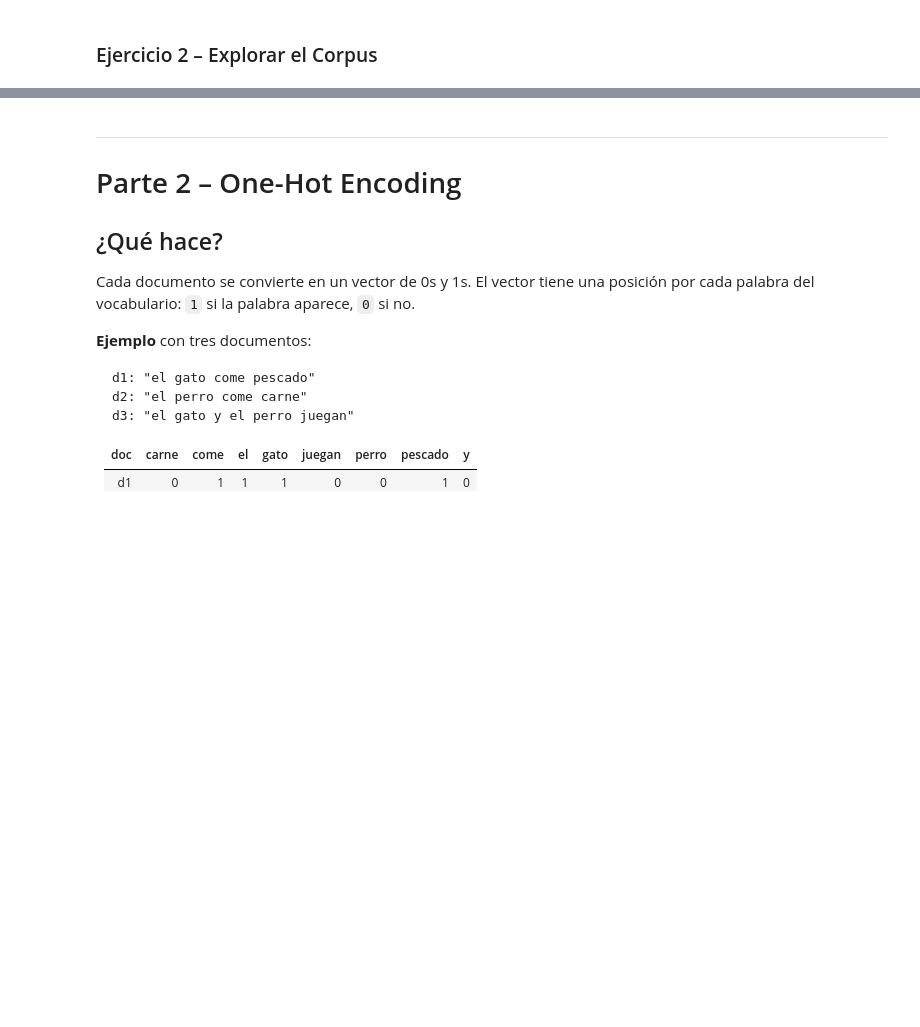
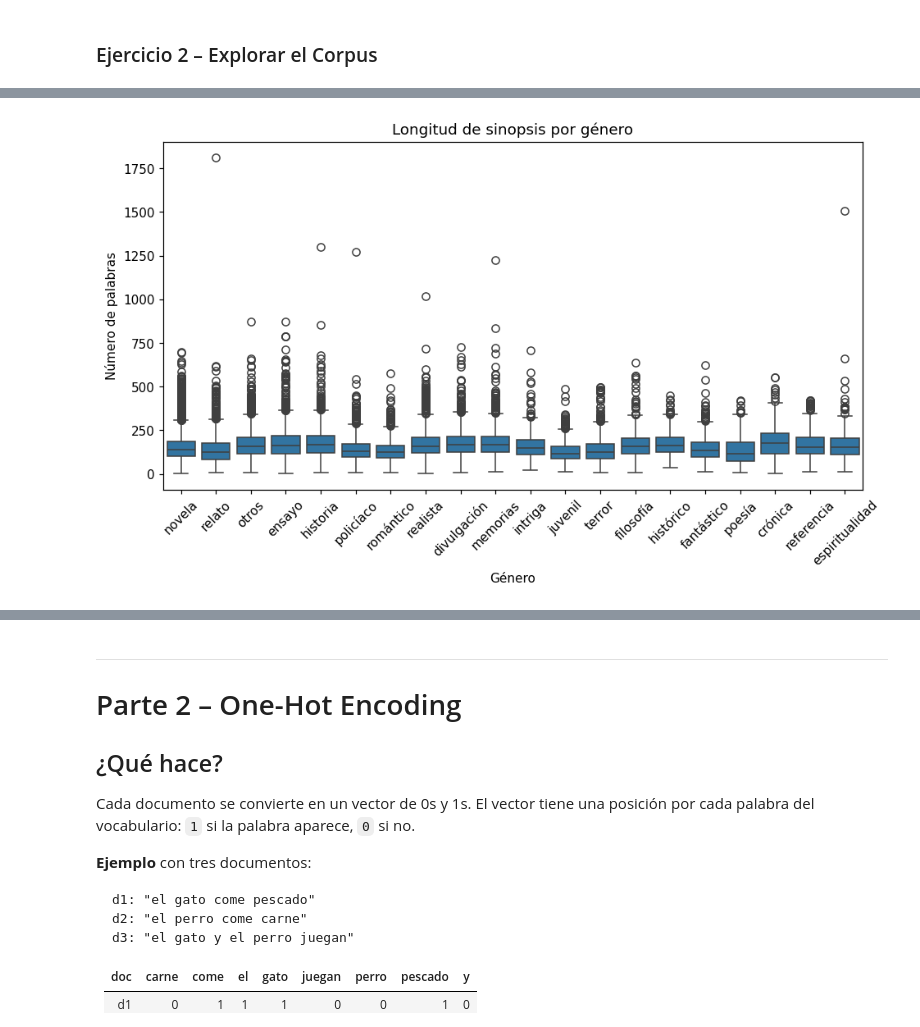
Before and after one commit to gcasado0/nlp-practica, a Jupyter notebook: practica_vectorizacion_frecuentista.ipynb, the cells around one changed output, grey strips where cells are left out. Cells and saved outputs as stored; diff of their text form; code cells hidden in the pictures; blank space fills up the shorter version.

```diff
--- a/practica_vectorizacion_frecuentista.ipynb
+++ b/practica_vectorizacion_frecuentista.ipynb
@@ -277,0 +295,17 @@ explorar_corpus(df)
+# %%
+# 2. Graficar la longitud de sinopsis por género (boxplot)
+# ordenar por cantidad de libros por genero
+# mostrar solo los 10 primeros géneros
+
+order = df['label'].value_counts().index[:20]
+df['sinapsis_length'] = df['sinapsis_clean'].apply(lambda x: len(x.split()))
+plt.figure(figsize=(10, 5))
+sns.boxplot(x='label', y='sinapsis_length', data=df, order=order)
+plt.title("Longitud de sinopsis por género")
+# mostrar etiquetas legibles en el eje x a 45 grados
+plt.xlabel("Género")
+plt.ylabel("Número de palabras")
+plt.xticks(rotation=45)
+plt.show()
+# %% [output]
+[figure, added]
```
Also changed, not shown: parts of 2 cells of this notebook.
